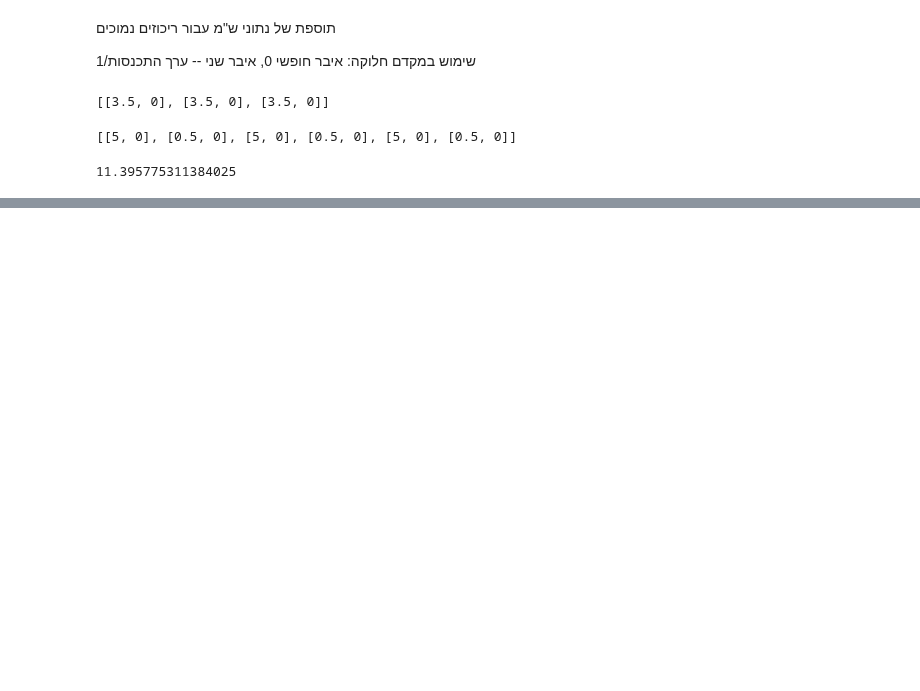
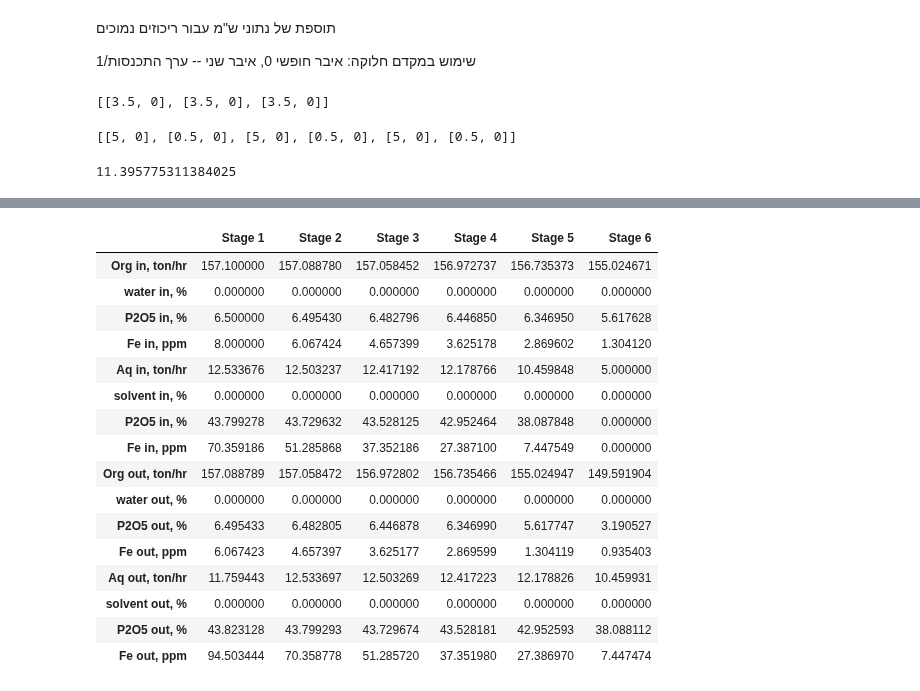
Before and after one commit to vladgap/LLC, a Jupyter notebook: YPH_LLC_simulation_8.ipynb, the cells around one changed output, grey strips where cells are left out. Saved outputs shown, nothing was run; the diff lists cells and outputs as text; code cells hidden in the pictures; blank space fills up the shorter version.

```diff
--- a/YPH_LLC_simulation_8.ipynb
+++ b/YPH_LLC_simulation_8.ipynb
@@ -265,6 +265,39 @@ class EQUIL_YPH_pur_data_181223: #
         self.yout = np.array([water_org, H3PO4_org, Fe_org],dtype=object).T # [[%water_org, %H3PO4_org, %Fe_org], ...]
 
         # print (self.yout, self.xout)
+# %%
+class EQUIL_YPH_pur_data_261223: #
+# gets xout [%solvent_aq, %H3PO4_aq, %Fe_aq]
+# calc xout , yout [%water_org, %H3PO4_org, %Fe_org]
+
+    def __init__(self, x):
+        x=np.array(x, dtype=float) # [[%solvent_aq, %H3PO4_aq, %Fe_aq], [%solvent_aq, %H3PO4_aq, %Fe_aq], [%solvent_aq, %H3PO4_aq, %Fe_aq], ...]
+        # the model predicts Fe_org.
+        # Solvent in aq and water in org are 0.
+        # x[:,[1]] is column vector of %H3PO4_aq [[1], [2], ...]
+
+        # P2O5
+        # 1/D = A*aq+B
+        A, B = -1.226, 60.485 # for %P2O5
+        # y = x*D = x/(1/D)
+        P2O5_aq=x[:,1]/98*71
+        P2O5_org=P2O5_aq/(A*P2O5_aq+B)
+        H3PO4_org = abs(P2O5_org/71*98) # %H3PO4_org
+
+        # Fe_org
+        # y=min(A1*x+B1,A2*x+B2)
+        A1,B1,A2,B2 = .0872,.5,.0079,.8115 # in ppm
+        Fe_ppm=abs(x[:,2])*1e4
+        Fe_org=min(A1*Fe_ppm+B1,A2*Fe_ppm+B2)/1e4 # %Fe_org
+
+        # water_org
+        water_org=np.ones([len(x),1])*0
+
+        # solvent_aq
+        solvent_aq=np.ones([len(x),1])*0
+
+        self.xout = np.array([solvent_aq, x[:,1], x[:,2]],dtype=object).T # [[%solvent_aq, %H3PO4_aq, %Fe_aq], ...]
+        self.yout = np.array([water_org, H3PO4_org, Fe_org],dtype=object).T # [[%water_org, %H3PO4_org, %Fe_org], ...]
 # %%
 # import LLC_5_1 as LLC
 # %%
@@ -1042,0 +1096,4 @@ table4_1
+# %%
+bat5_1=LLC.Battery(stages_num=6, Oin=157.1, Ain=5, yin=[0, 6.5/71*98, 8e-4], xin=[0, 0, 0],
+eff=[[.3],[.3],[.3],[.3],[.85],[.85]], EQUIL=EQUIL_YPH_pur_data_261223, entrainment_perc_out=[.5,0], convergence=1e-5,max_iter=300)
+bat5_1.yout[2]*1e4/bat4_1.yout[1]*85
@@ -1042,0 +1144,25 @@ table4_1
+# %%
+# @title
+table=LLC.BatteryTable(bat5_1, show=False, index_names=index_names).data
+table.iloc[[3,7,11,15]]=table.iloc[[3,7,11,15]]*1e4 # % --> ppm
+table.iloc[[2,6,10,14]]=table.iloc[[2,6,10,14]]/98*71 # %H3PO4 --> %P2O5
+table5_1=table
+table5_1
+# %% [output]
+|  | Stage 1 | Stage 2 | Stage 3 | Stage 4 | Stage 5 | Stage 6 |
+| Org in, ton/hr | 157.100000 | 157.088780 | 157.058452 | 156.972737 | 156.735373 | 155.024671 |
+| water in, % | 0.000000 | 0.000000 | 0.000000 | 0.000000 | 0.000000 | 0.000000 |
+| P2O5 in, % | 6.500000 | 6.495430 | 6.482796 | 6.446850 | 6.346950 | 5.617628 |
+| Fe in, ppm | 8.000000 | 6.067424 | 4.657399 | 3.625178 | 2.869602 | 1.304120 |
+| Aq in, ton/hr | 12.533676 | 12.503237 | 12.417192 | 12.178766 | 10.459848 | 5.000000 |
+| solvent in, % | 0.000000 | 0.000000 | 0.000000 | 0.000000 | 0.000000 | 0.000000 |
+| P2O5 in, % | 43.799278 | 43.729632 | 43.528125 | 42.952464 | 38.087848 | 0.000000 |
+| Fe in, ppm | 70.359186 | 51.285868 | 37.352186 | 27.387100 | 7.447549 | 0.000000 |
+| Org out, ton/hr | 157.088789 | 157.058472 | 156.972802 | 156.735466 | 155.024947 | 149.591904 |
+| water out, % | 0.000000 | 0.000000 | 0.000000 | 0.000000 | 0.000000 | 0.000000 |
+| P2O5 out, % | 6.495433 | 6.482805 | 6.446878 | 6.346990 | 5.617747 | 3.190527 |
+| Fe out, ppm | 6.067423 | 4.657397 | 3.625177 | 2.869599 | 1.304119 | 0.935403 |
+| Aq out, ton/hr | 11.759443 | 12.533697 | 12.503269 | 12.417223 | 12.178826 | 10.459931 |
+| solvent out, % | 0.000000 | 0.000000 | 0.000000 | 0.000000 | 0.000000 | 0.000000 |
+| P2O5 out, % | 43.823128 | 43.799293 | 43.729674 | 43.528181 | 42.952593 | 38.088112 |
+| Fe out, ppm | 94.503444 | 70.358778 | 51.285720 | 37.351980 | 27.386970 | 7.447474 |
```
Also changed, not shown: parts of 12 cells of this notebook.
